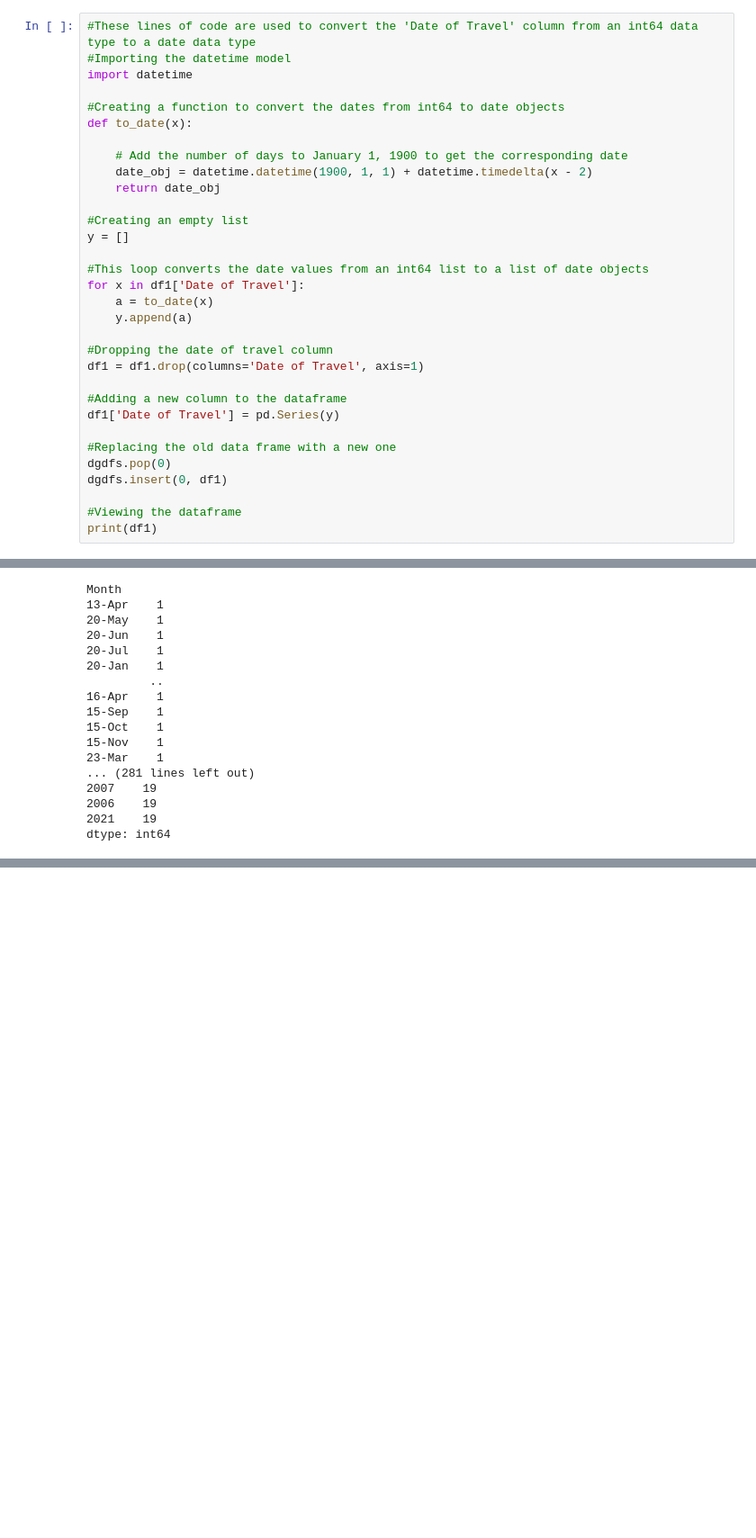
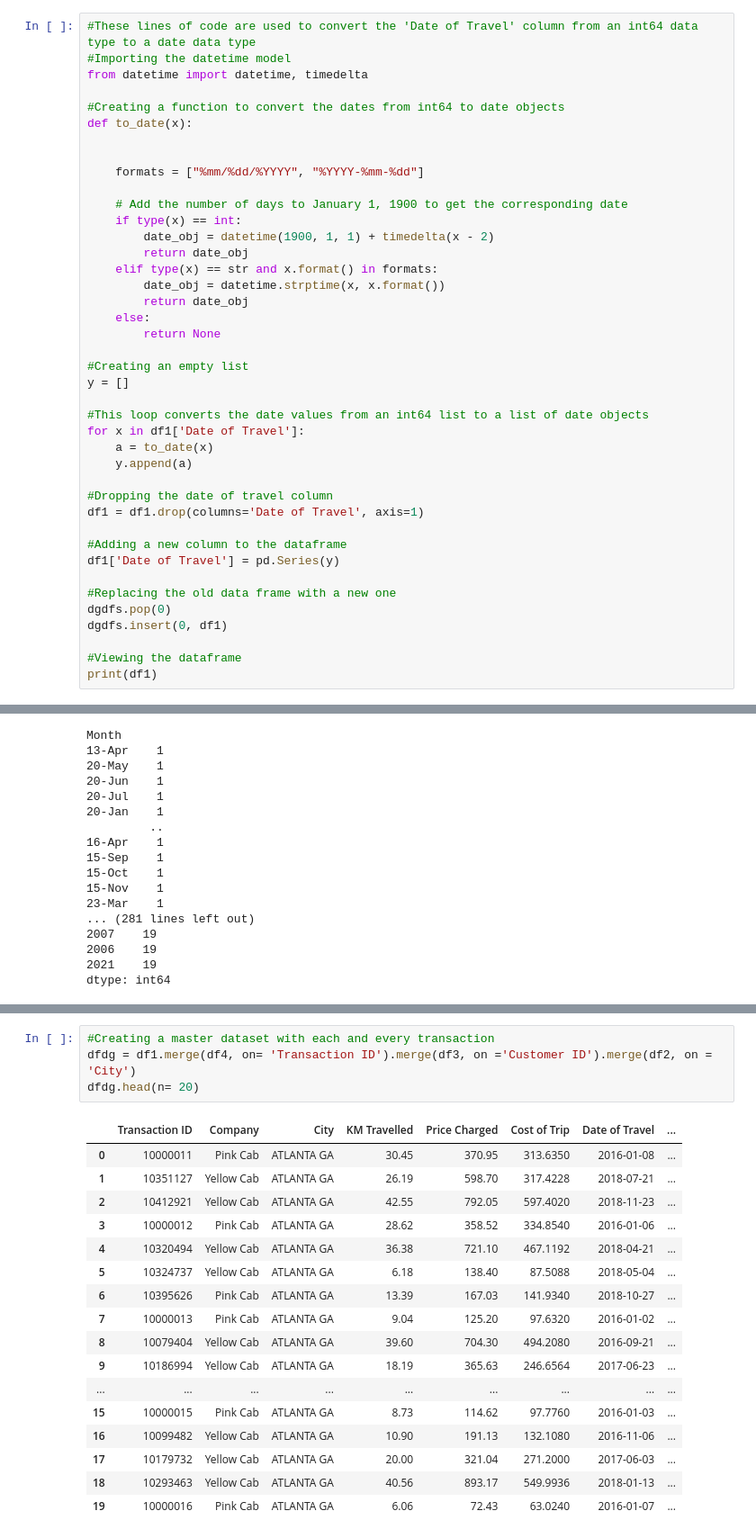
Before and after one commit to anishmitra9666/Week-2-and-3-deliverables, a Jupyter notebook: Dataglaciertaxicode04122023 (3).ipynb, the cells around one changed output, grey strips where cells are left out. Shown: that part at 90% size. Drawn from its saved outputs; the diff is of its cells as text; blank space fills up the shorter version.

```diff
--- a/Dataglaciertaxicode04122023 (3).ipynb
+++ b/Dataglaciertaxicode04122023 (3).ipynb
@@ -123,14 +123,23 @@ There is not a single null value in the entire dataframe. In the main dataframe,
 # %%
 #These lines of code are used to convert the 'Date of Travel' column from an int64 data type to a date data type
 #Importing the datetime model
-import datetime
+from datetime import datetime, timedelta
 
 #Creating a function to convert the dates from int64 to date objects
 def to_date(x):
 
+
+    formats = ["%mm/%dd/%YYYY", "%YYYY-%mm-%dd"]
+
     # Add the number of days to January 1, 1900 to get the corresponding date
-    date_obj = datetime.datetime(1900, 1, 1) + datetime.timedelta(x - 2)
-    return date_obj
+    if type(x) == int:
+        date_obj = datetime(1900, 1, 1) + timedelta(x - 2)
+        return date_obj
+    elif type(x) == str and x.format() in formats:
+        date_obj = datetime.strptime(x, x.format())
+        return date_obj
+    else:
+        return None
 
 #Creating an empty list
 y = []
@@ -503,0 +523,22 @@ dtype: int64
+# %%
+#Creating a master dataset with each and every transaction
+dfdg = df1.merge(df4, on= 'Transaction ID').merge(df3, on ='Customer ID').merge(df2, on = 'City')
+dfdg.head(n= 20)
+# %% [output]
+|  | Transaction ID | Company | City | KM Travelled | Price Charged | Cost of Trip | Date of Travel | ... |
+| 0 | 10000011 | Pink Cab | ATLANTA GA | 30.45 | 370.95 | 313.6350 | 2016-01-08 | ... |
+| 1 | 10351127 | Yellow Cab | ATLANTA GA | 26.19 | 598.70 | 317.4228 | 2018-07-21 | ... |
+| 2 | 10412921 | Yellow Cab | ATLANTA GA | 42.55 | 792.05 | 597.4020 | 2018-11-23 | ... |
+| 3 | 10000012 | Pink Cab | ATLANTA GA | 28.62 | 358.52 | 334.8540 | 2016-01-06 | ... |
+| 4 | 10320494 | Yellow Cab | ATLANTA GA | 36.38 | 721.10 | 467.1192 | 2018-04-21 | ... |
+| 5 | 10324737 | Yellow Cab | ATLANTA GA | 6.18 | 138.40 | 87.5088 | 2018-05-04 | ... |
+| 6 | 10395626 | Pink Cab | ATLANTA GA | 13.39 | 167.03 | 141.9340 | 2018-10-27 | ... |
+| 7 | 10000013 | Pink Cab | ATLANTA GA | 9.04 | 125.20 | 97.6320 | 2016-01-02 | ... |
+| 8 | 10079404 | Yellow Cab | ATLANTA GA | 39.60 | 704.30 | 494.2080 | 2016-09-21 | ... |
+| 9 | 10186994 | Yellow Cab | ATLANTA GA | 18.19 | 365.63 | 246.6564 | 2017-06-23 | ... |
+| ... | ... | ... | ... | ... | ... | ... | ... | ... |
+| 15 | 10000015 | Pink Cab | ATLANTA GA | 8.73 | 114.62 | 97.7760 | 2016-01-03 | ... |
+| 16 | 10099482 | Yellow Cab | ATLANTA GA | 10.90 | 191.13 | 132.1080 | 2016-11-06 | ... |
+| 17 | 10179732 | Yellow Cab | ATLANTA GA | 20.00 | 321.04 | 271.2000 | 2017-06-03 | ... |
+| 18 | 10293463 | Yellow Cab | ATLANTA GA | 40.56 | 893.17 | 549.9936 | 2018-01-13 | ... |
+| 19 | 10000016 | Pink Cab | ATLANTA GA | 6.06 | 72.43 | 63.0240 | 2016-01-07 | ... |
```
Also changed, not shown: parts of 8 cells of this notebook, 7 other files.
